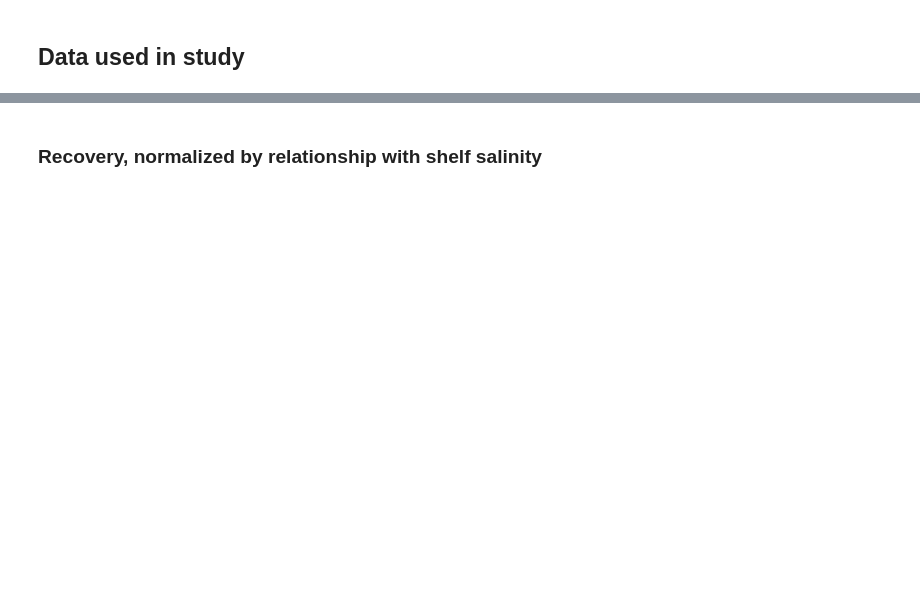
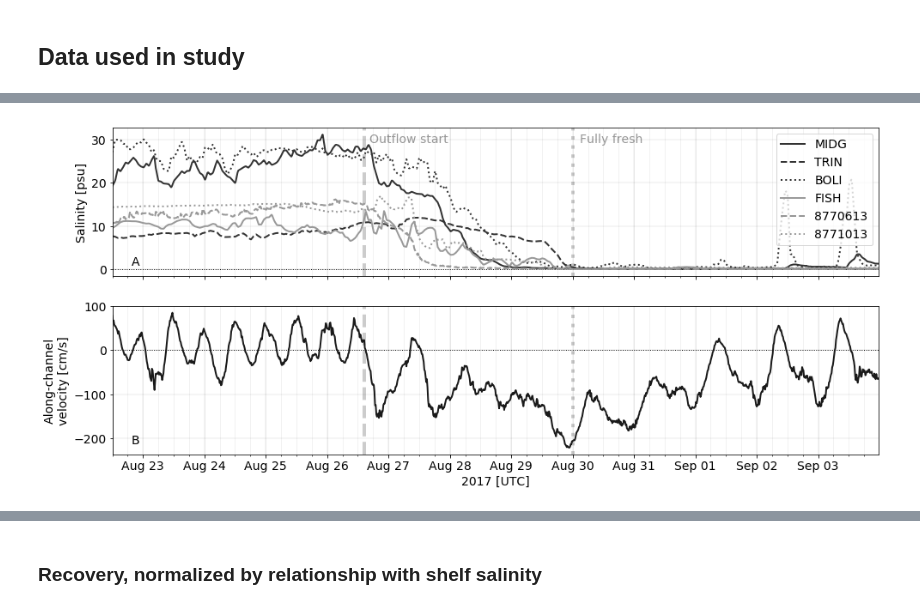
Before and after one commit to kthyng/harvey_reintro, a Jupyter notebook: notebooks/Salinity reintroduction.ipynb, the cells around one changed output, grey strips where cells are left out. Cells and saved outputs as stored; diff of their text form; code cells hidden in the pictures; blank space fills up the shorter version.

```diff
--- a/notebooks/Salinity reintroduction.ipynb
+++ b/notebooks/Salinity reintroduction.ipynb
@@ -193,0 +206,72 @@ fig.savefig('../figures/map_lowres.png', bbox_inches='tight')
+# %%
+date_outflow = pd.Timestamp('2017-8-26 14:30')  # when salinity starts to drop, based on velocity
+date_ssh = pd.Timestamp('2017-8-24 16:00')  # when sea surface starts to raise
+date_fresh = pd.Timestamp('2017-8-30 00:00')  # all stations approximately fresh
+# %%
+# define short dataframe to simplify plotting
+dsp = '2017-08-22 12:00'; dep = '2017-09-3'
+ddt = 1
+dfsh = df.copy()[::ddt][dsp:dep]
+dfsh['idx'] = date2num(pd.to_datetime(dfsh.index).to_pydatetime())
+width = 0.2
+
+date_ssh = pd.Timestamp('2017-8-24 16:00')  # when sea surface starts to raise
+date_outflow = pd.Timestamp('2017-8-26 14:30')  # when salinity starts to drop, based on velocity
+
+fig, axes = plt.subplots(2, 1, figsize=(16,7), sharex=True)
+
+
+## Salinity ##
+bs = ['MIDG', 'TRIN', 'BOLI', 'FISH', '8770613', '8771013']
+linestyles = ['-', '--', ':', '-', '--', ':']
+colors = ['0.2', '0.2', '0.2', '0.6', '0.6', '0.6']
+for buoy, ls, col in zip(bs, linestyles, colors):
+    axes[0].plot(dfsh.index, dfsh[buoy + ': Salinity'], label=buoy, color=col, lw=2, ls=ls)
+axes[0].legend(loc='best')
+axes[0].text(0.025, 0.072, 'A', fontsize=14, transform=axes[0].transAxes)
+
+
+## Entrance along-channel velocity ##
+axes[1].plot(dfsh.index, dfsh['g06010: Along [cm/s]'], color='0.1', lw=2)
+axes[1].text(0.025, 0.072, 'B', fontsize=14, transform=axes[1].transAxes)
+
+
+# axes[0].set_ylim(-15,15)
+axes[0].set_xlim(dfsh.index[0], dfsh.index[-1])
+for ax in axes:
+    ax.hlines(0, dfsh.index[0], dfsh.index[-1], linewidth=1, linestyle=':')
+    ax.grid(which='major', lw=1.5, color='k', alpha=0.05)
+    ax.grid(which='minor', lw=1, color='k', alpha=0.05)
+    # overlay lines for events
+    ylims = ax.get_ylim()
+    ax.set_ylim(*ylims)
+#     ax.vlines(date_ssh, *ylims, linewidth=4, alpha=0.2, color='k')
+    ax.vlines(date_outflow, *ylims, linewidth=4, alpha=0.2, color='k', linestyle='--')
+    ax.vlines(date_fresh, *ylims, linewidth=4, alpha=0.2, color='k', linestyle=':')
+
+# labels
+# axes[0].set_ylabel('Wind [m/s]')
+# axes[1].set_ylabel('Water Level [m, MHW]')
+axes[0].set_ylabel('Salinity [psu]')
+axes[1].set_ylabel('Along-channel\nvelocity [cm/s]')
+
+# label dates
+# axes[0].text(0.18, 0.9, 'SSH rise', transform=axes[0].transAxes, alpha=0.4)
+axes[0].text(0.335, 0.9, 'Outflow start', transform=axes[0].transAxes, alpha=0.4)
+axes[0].text(0.61, 0.9, 'Fully fresh', transform=axes[0].transAxes, alpha=0.4)
+
+
+minor = mpl.dates.HourLocator(byhour=np.arange(0,24,6))
+ax.xaxis.set_minor_locator(minor)
+major = mpl.dates.HourLocator(byhour=np.arange(0,24,24))
+ax.xaxis.set_major_locator(major)
+ax.xaxis.set_major_formatter(mpl.dates.DateFormatter('%b %d'))
+
+handles, labels = ax.get_legend_handles_labels()
+by_label = OrderedDict(zip(labels, handles))
+
+ax.set_xlabel('2017 [UTC]')
+
+plt.savefig('../figures/conditions.pdf', bbox_inches='tight')
+# %% [output]
+[figure, added]
```
Also changed, not shown: parts of 16 cells of this notebook.
